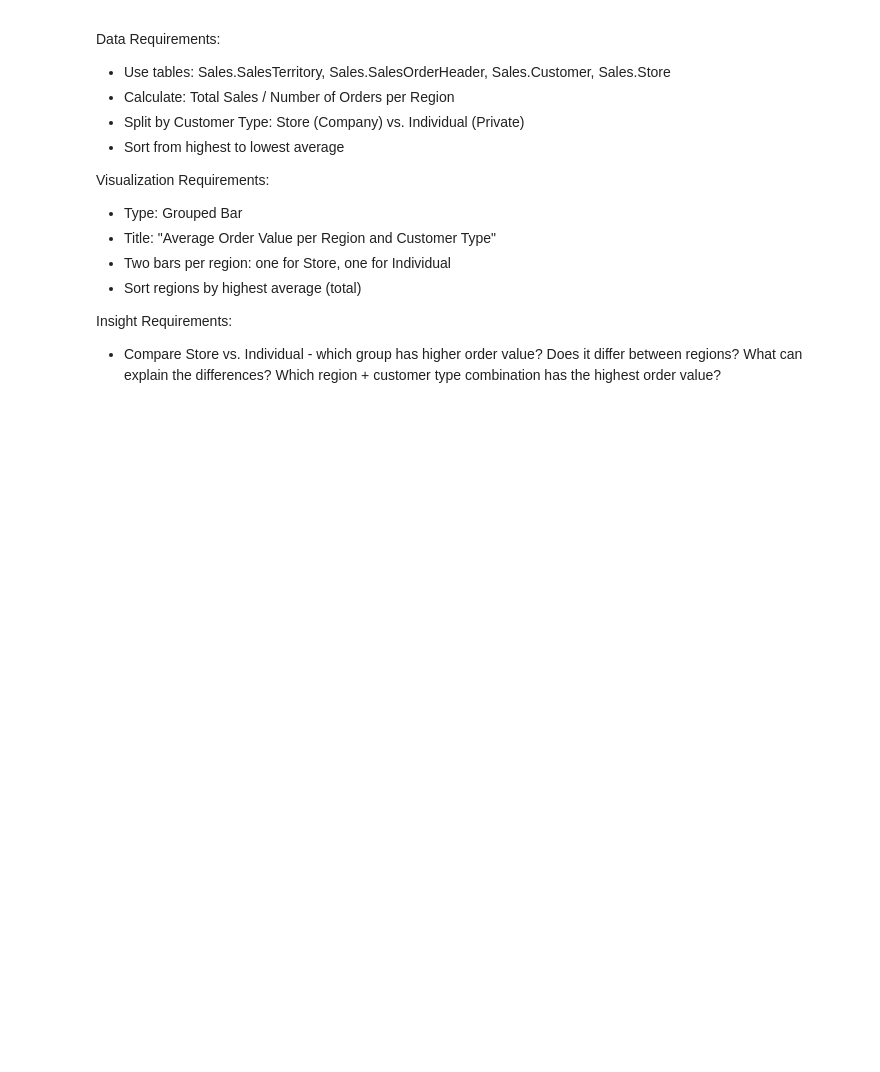
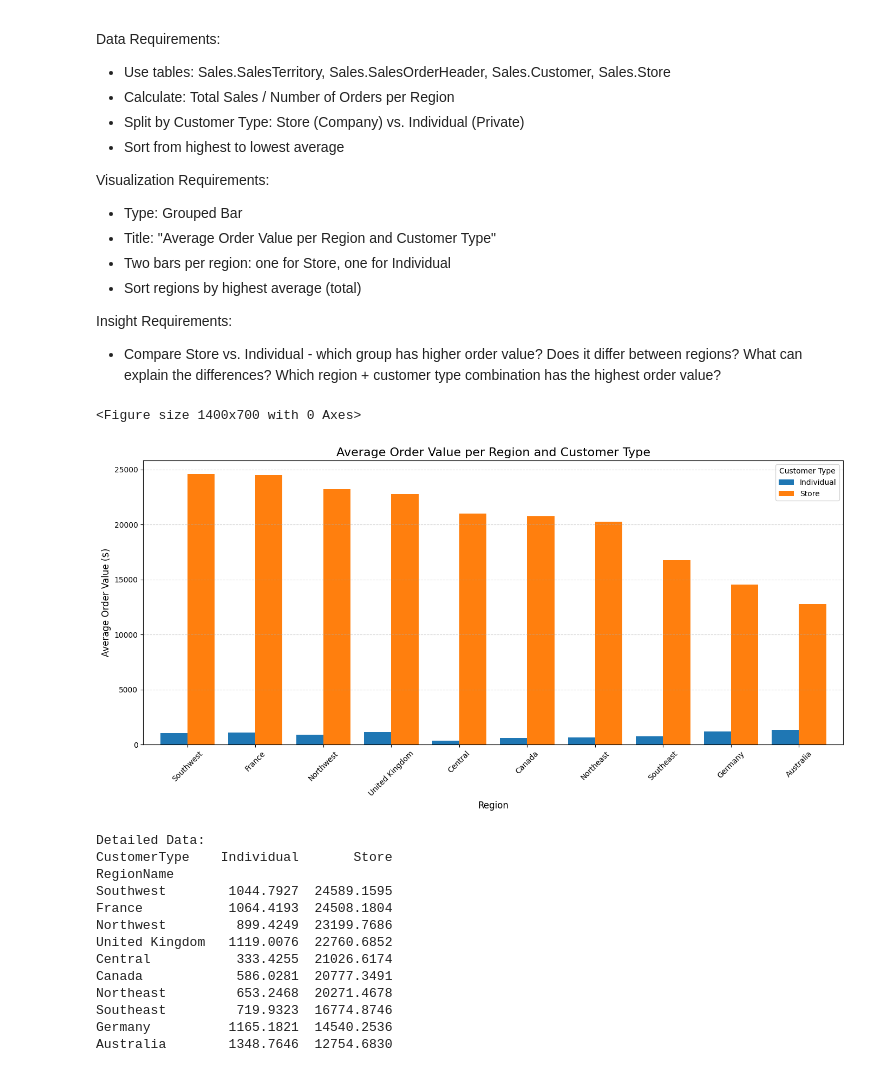
Before and after one commit to smkmrr/adventureworks-analysis, a Jupyter notebook: notebooks/analys.ipynb, the cells around one changed output. Saved outputs shown, nothing was run; the diff lists cells and outputs as text; code cells hidden in the pictures; blank space fills up the shorter version.

```diff
--- a/notebooks/analys.ipynb
+++ b/notebooks/analys.ipynb
@@ -470,3 +454,60 @@ Visualization Requirements:
 Insight Requirements:
 
 - Compare Store vs. Individual - which group has higher order value? Does it differ between regions? What can explain the differences? Which region + customer type combination has the highest order value?
+# %%
+# --- QUESTION 7: Average Order Value (Store vs Individual) ---
+
+# 1. READ SQL
+with open('../data/query7.sql', 'r') as file:
+    query_q7 = file.read()
+
+# 2. GET DATA
+df_q7 = pd.read_sql(query_q7, engine)
+
+# 3. TRANSFORM (PIVOT)
+# We reshape the data so "Individual" and "Store" become their own columns
+# This makes plotting a grouped bar chart extremely easy
+df_pivot = df_q7.pivot(index='RegionName', columns='CustomerType', values='AvgOrderValue')
+
+# Sort by 'Store' value (usually the highest) so the chart looks organized
+df_pivot = df_pivot.sort_values(by='Store', ascending=False)
+
+# 4. VISUALIZE
+plt.figure(figsize=(14, 7))
+
+# Pandas makes grouped bar charts very easy with the .plot() function
+# kind='bar' creates vertical bars, distinct by the columns we pivoted
+df_pivot.plot(kind='bar', figsize=(14, 7), color=['#1f77b4', '#ff7f0e'], width=0.8)
+
+plt.title('Average Order Value per Region and Customer Type', fontsize=16)
+plt.xlabel('Region', fontsize=12)
+plt.ylabel('Average Order Value ($)', fontsize=12)
+plt.xticks(rotation=45)
+plt.grid(axis='y', linestyle='--', alpha=0.5)
+plt.legend(title='Customer Type')
+
+# Format Y-axis to avoid scientific notation
+plt.ticklabel_format(style='plain', axis='y')
+
+plt.tight_layout()
+plt.show()
+
+# 5. INSIGHTS
+print("Detailed Data:")
+print(df_pivot)
+# %% [output]
+<Figure size 1400x700 with 0 Axes>
+[figure, added]
+Detailed Data:
+CustomerType    Individual       Store
+RegionName
+Southwest        1044.7927  24589.1595
+France           1064.4193  24508.1804
+Northwest         899.4249  23199.7686
+United Kingdom   1119.0076  22760.6852
+Central           333.4255  21026.6174
+Canada            586.0281  20777.3491
+Northeast         653.2468  20271.4678
+Southeast         719.9323  16774.8746
+Germany          1165.1821  14540.2536
+Australia        1348.7646  12754.6830
```
Also changed, not shown: parts of 23 cells of this notebook, 3 other files.
